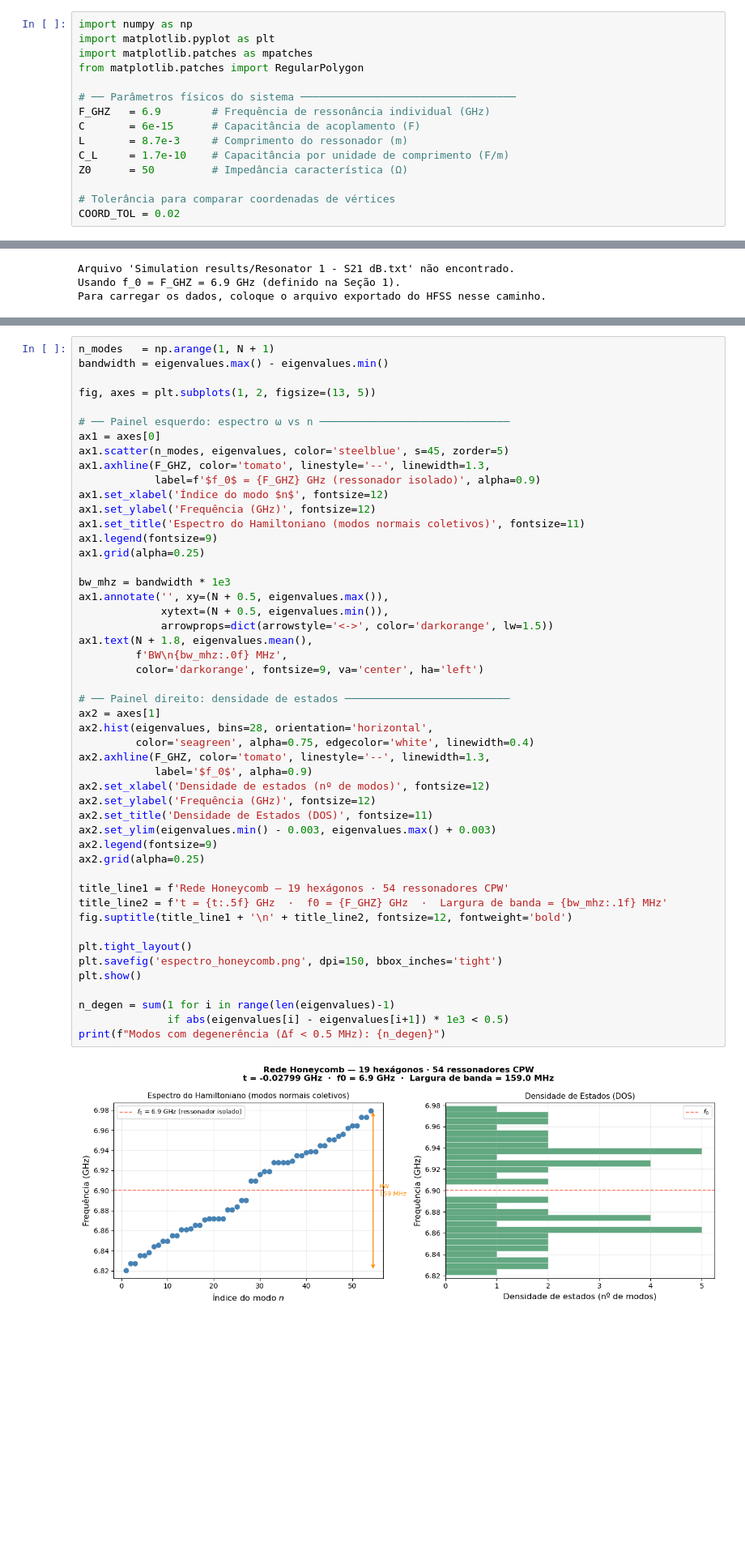
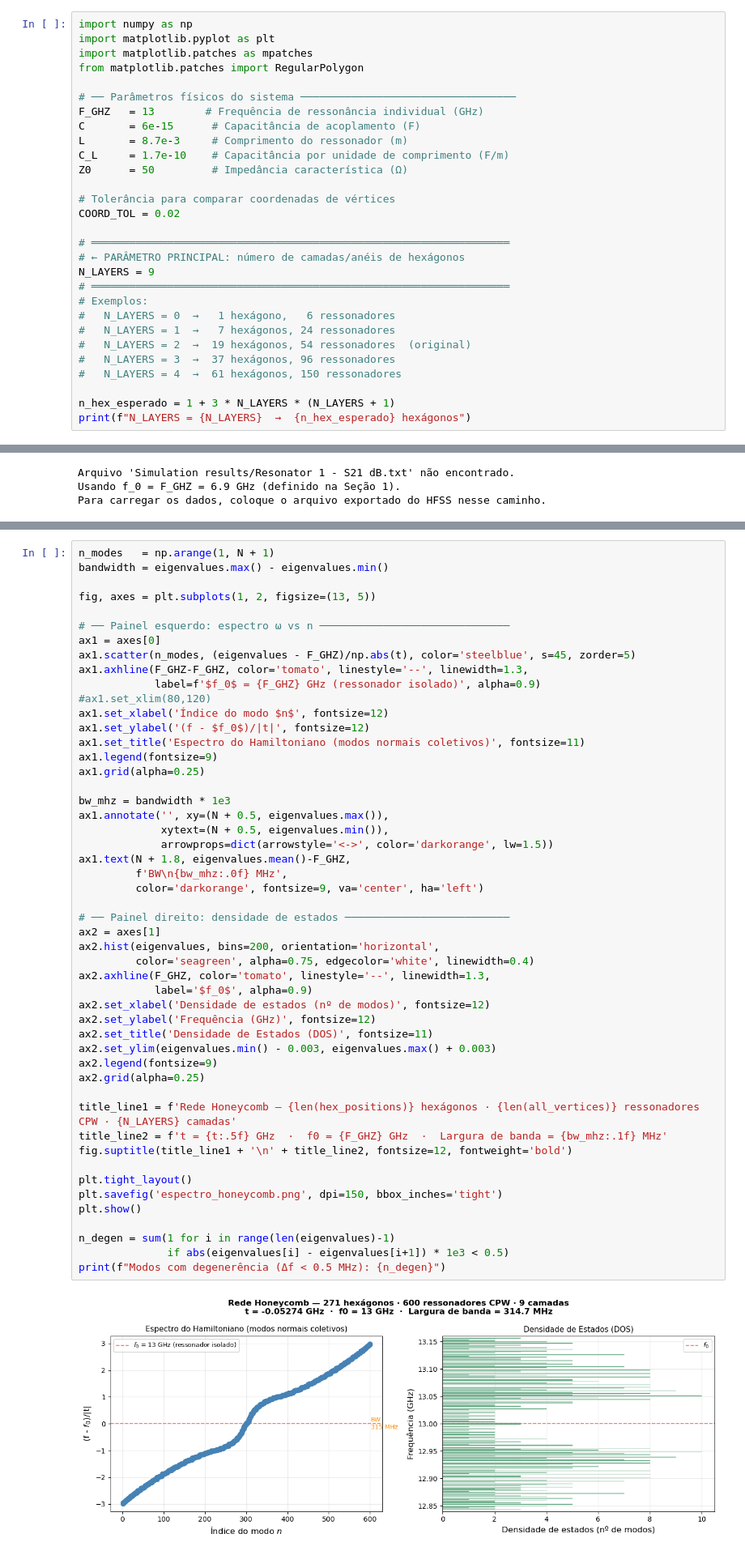
Before and after one commit to ScM-Edh/Projeto-Valentina, a Jupyter notebook: Rede grafeno/Calculo rede Grafeno.ipynb, the cells around one changed output, grey strips where cells are left out. Shown at 81% size. Cells and saved outputs as stored; diff of their text form; blank space fills up the shorter version.

```diff
--- a/Rede grafeno/Calculo rede Grafeno.ipynb
+++ b/Rede grafeno/Calculo rede Grafeno.ipynb
@@ -29,7 +32,7 @@ import matplotlib.patches as mpatches
 from matplotlib.patches import RegularPolygon
 
 # ── Parâmetros físicos do sistema ──────────────────────────────────
-F_GHZ   = 6.9        # Frequência de ressonância individual (GHz)
+F_GHZ   = 13        # Frequência de ressonância individual (GHz)
 C       = 6e-15      # Capacitância de acoplamento (F)
 L       = 8.7e-3     # Comprimento do ressonador (m)
 C_L     = 1.7e-10    # Capacitância por unidade de comprimento (F/m)
@@ -37,3 +40,17 @@ Z0      = 50         # Impedância característica (Ω)
 
 # Tolerância para comparar coordenadas de vértices
 COORD_TOL = 0.02
+
+# ══════════════════════════════════════════════════════════════════
+# ← PARÂMETRO PRINCIPAL: número de camadas/anéis de hexágonos
+N_LAYERS = 9
+# ══════════════════════════════════════════════════════════════════
+# Exemplos:
+#   N_LAYERS = 0  →   1 hexágono,   6 ressonadores
+#   N_LAYERS = 1  →   7 hexágonos, 24 ressonadores
+#   N_LAYERS = 2  →  19 hexágonos, 54 ressonadores  (original)
+#   N_LAYERS = 3  →  37 hexágonos, 96 ressonadores
+#   N_LAYERS = 4  →  61 hexágonos, 150 ressonadores
+
+n_hex_esperado = 1 + 3 * N_LAYERS * (N_LAYERS + 1)
+print(f"N_LAYERS = {N_LAYERS}  →  {n_hex_esperado} hexágonos")
@@ -376,11 +402,12 @@ fig, axes = plt.subplots(1, 2, figsize=(13, 5))
 
 # ── Painel esquerdo: espectro ω vs n ──────────────────────────────
 ax1 = axes[0]
-ax1.scatter(n_modes, eigenvalues, color='steelblue', s=45, zorder=5)
-ax1.axhline(F_GHZ, color='tomato', linestyle='--', linewidth=1.3,
+ax1.scatter(n_modes, (eigenvalues - F_GHZ)/np.abs(t), color='steelblue', s=45, zorder=5)
+ax1.axhline(F_GHZ-F_GHZ, color='tomato', linestyle='--', linewidth=1.3,
             label=f'$f_0$ = {F_GHZ} GHz (ressonador isolado)', alpha=0.9)
+#ax1.set_xlim(80,120)
 ax1.set_xlabel('Índice do modo $n$', fontsize=12)
-ax1.set_ylabel('Frequência (GHz)', fontsize=12)
+ax1.set_ylabel('(f - $f_0$)/|t|', fontsize=12)
 ax1.set_title('Espectro do Hamiltoniano (modos normais coletivos)', fontsize=11)
 ax1.legend(fontsize=9)
 ax1.grid(alpha=0.25)
@@ -388,34 +415,34 @@ ax1.grid(alpha=0.25)
 bw_mhz = bandwidth * 1e3
 ax1.annotate('', xy=(N + 0.5, eigenvalues.max()),
              xytext=(N + 0.5, eigenvalues.min()),
              arrowprops=dict(arrowstyle='<->', color='darkorange', lw=1.5))
-ax1.text(N + 1.8, eigenvalues.mean(),
+ax1.text(N + 1.8, eigenvalues.mean()-F_GHZ,
          f'BW\n{bw_mhz:.0f} MHz',
          color='darkorange', fontsize=9, va='center', ha='left')
 
 # ── Painel direito: densidade de estados ──────────────────────────
 ax2 = axes[1]
-ax2.hist(eigenvalues, bins=28, orientation='horizontal',
+ax2.hist(eigenvalues, bins=200, orientation='horizontal',
          color='seagreen', alpha=0.75, edgecolor='white', linewidth=0.4)
 ax2.axhline(F_GHZ, color='tomato', linestyle='--', linewidth=1.3,
             label='$f_0$', alpha=0.9)
 ax2.set_xlabel('Densidade de estados (nº de modos)', fontsize=12)
 ax2.set_ylabel('Frequência (GHz)', fontsize=12)
 ax2.set_title('Densidade de Estados (DOS)', fontsize=11)
 ax2.set_ylim(eigenvalues.min() - 0.003, eigenvalues.max() + 0.003)
 ax2.legend(fontsize=9)
 ax2.grid(alpha=0.25)
 
-title_line1 = f'Rede Honeycomb — 19 hexágonos · 54 ressonadores CPW'
+title_line1 = f'Rede Honeycomb — {len(hex_positions)} hexágonos · {len(all_vertices)} ressonadores CPW · {N_LAYERS} camadas'
 title_line2 = f't = {t:.5f} GHz  ·  f0 = {F_GHZ} GHz  ·  Largura de banda = {bw_mhz:.1f} MHz'
 fig.suptitle(title_line1 + '\n' + title_line2, fontsize=12, fontweight='bold')
 
 plt.tight_layout()
 plt.savefig('espectro_honeycomb.png', dpi=150, bbox_inches='tight')
 plt.show()
 
 n_degen = sum(1 for i in range(len(eigenvalues)-1)
               if abs(eigenvalues[i] - eigenvalues[i+1]) * 1e3 < 0.5)
 print(f"Modos com degenerência (Δf < 0.5 MHz): {n_degen}")
 # %% [output]
-[figure, old version]
+[figure, new version]
```
Also changed, not shown: parts of 13 cells of this notebook, 1 other file.
